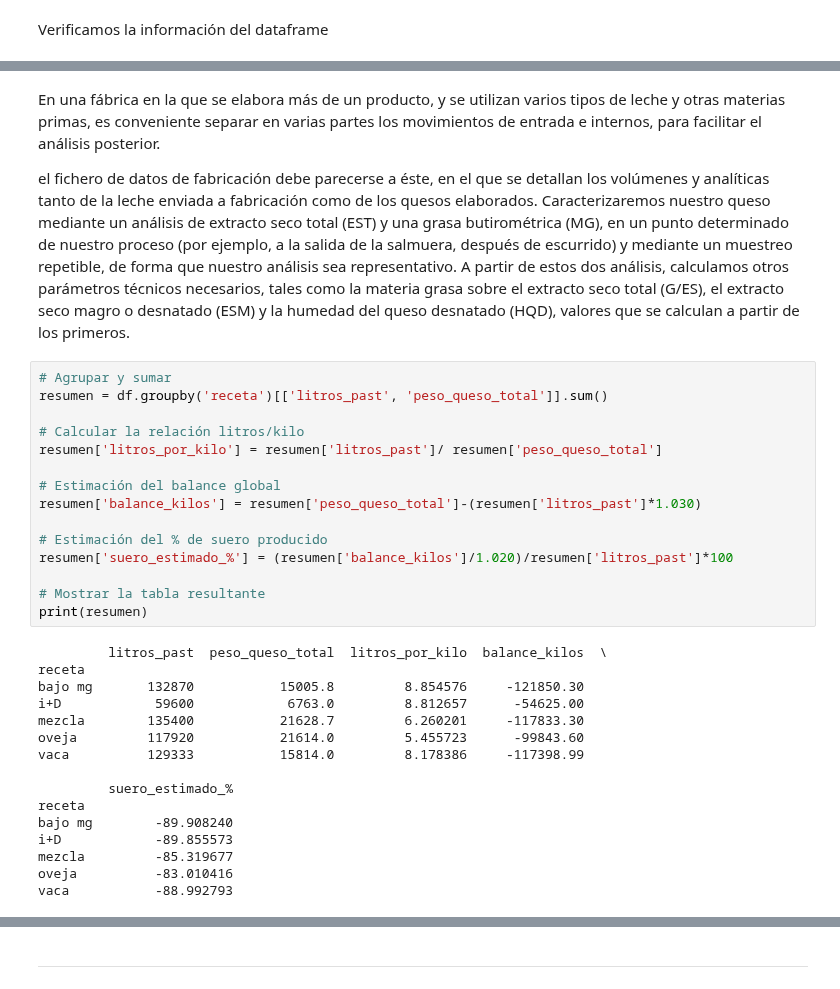
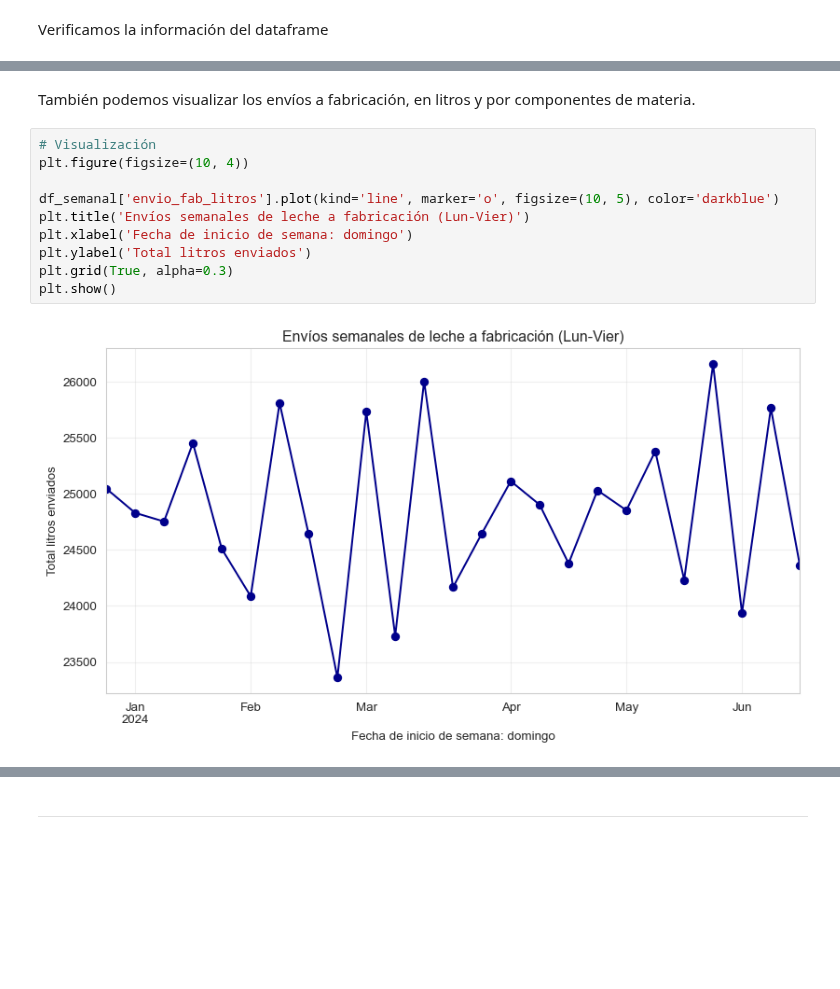
Before and after one commit to juanriera/master-queseria, a Jupyter notebook: 090-balance-materia.ipynb, the cells around one changed output, grey strips where cells are left out. Drawn from its saved outputs; the diff is of its cells as text; blank space fills up the shorter version.

```diff
--- a/090-balance-materia.ipynb
+++ b/090-balance-materia.ipynb
@@ -213,37 +178,14 @@ df[['litros_past', 'mg_kg_past', 'mp_kg_past']].resample('W-MON').sum()
-# %% [markdown]
-
-
-En una fábrica en la que se elabora más de un producto, y se utilizan varios tipos de leche y otras materias primas, es conveniente separar en varias partes los movimientos de entrada e internos, para facilitar el análisis posterior.
-
- el fichero de datos de fabricación debe parecerse a éste, en el que se detallan los volúmenes y analíticas tanto de la leche enviada a fabricación como de los quesos elaborados. Caracterizaremos nuestro queso mediante un análisis de extracto seco total (EST) y una grasa butirométrica (MG), en un punto determinado de nuestro proceso (por ejemplo, a la salida de la salmuera, después de escurrido) y mediante un muestreo repetible, de forma que nuestro análisis sea representativo. A partir de estos dos análisis, calculamos otros parámetros técnicos necesarios, tales como la materia grasa sobre el extracto seco total (G/ES), el extracto seco magro o desnatado (ESM) y la humedad del queso desnatado (HQD), valores que se calculan a partir de los primeros.
-# %%
-# Agrupar y sumar
-resumen = df.groupby('receta')[['litros_past', 'peso_queso_total']].sum()
-
-# Calcular la relación litros/kilo
-resumen['litros_por_kilo'] = resumen['litros_past']/ resumen['peso_queso_total']
-
-# Estimación del balance global
-resumen['balance_kilos'] = resumen['peso_queso_total']-(resumen['litros_past']*1.030)
-
-# Estimación del % de suero producido
-resumen['suero_estimado_%'] = (resumen['balance_kilos']/1.020)/resumen['litros_past']*100
-
-# Mostrar la tabla resultante
-print(resumen)
-# %% [output]
-         litros_past  peso_queso_total  litros_por_kilo  balance_kilos  \
-receta
-bajo mg       132870           15005.8         8.854576     -121850.30
-i+D            59600            6763.0         8.812657      -54625.00
-mezcla        135400           21628.7         6.260201     -117833.30
-oveja         117920           21614.0         5.455723      -99843.60
-vaca          129333           15814.0         8.178386     -117398.99
-
-         suero_estimado_%
-receta
-bajo mg        -89.908240
-i+D            -89.855573
-mezcla         -85.319677
-oveja          -83.010416
-vaca           -88.992793
+# %% [markdown]
+También podemos visualizar los envíos a fabricación, en litros y por componentes de materia.
+# %%
+# Visualización
+plt.figure(figsize=(10, 4))
+
+df_semanal['envio_fab_litros'].plot(kind='line', marker='o', figsize=(10, 5), color='darkblue')
+plt.title('Envíos semanales de leche a fabricación (Lun-Vier)')
+plt.xlabel('Fecha de inicio de semana: domingo')
+plt.ylabel('Total litros enviados')
+plt.grid(True, alpha=0.3)
+plt.show()
+# %% [output]
+[figure, added]
```
Also changed, not shown: parts of 49 cells of this notebook, 20 other files.
